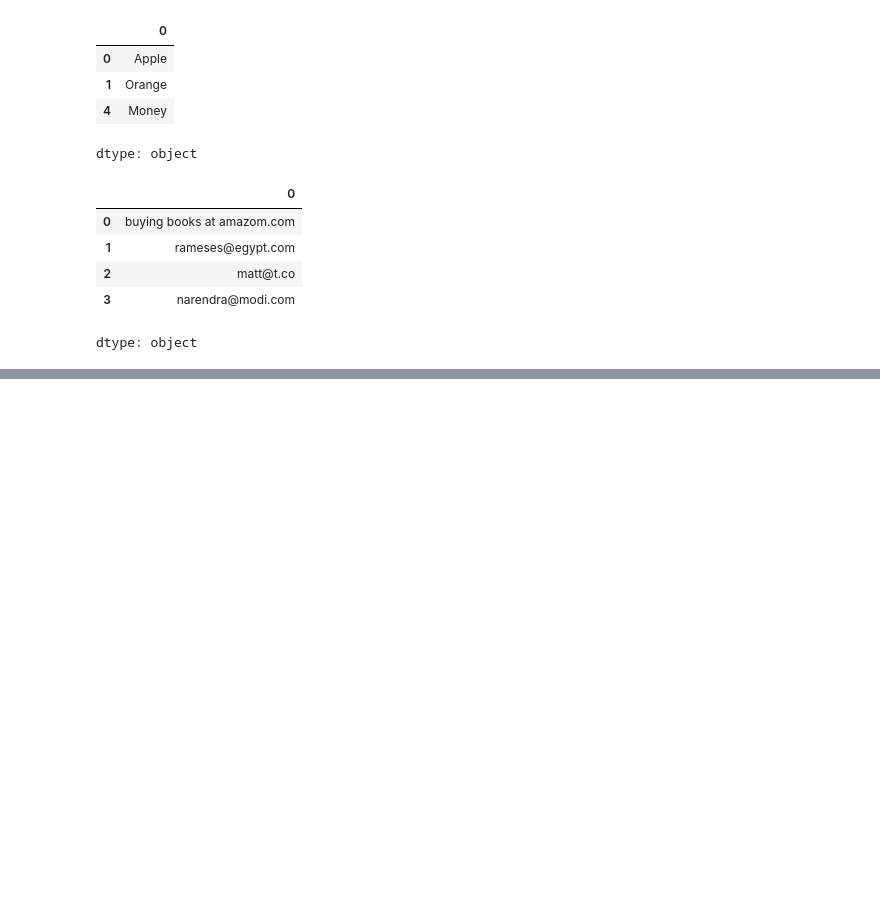
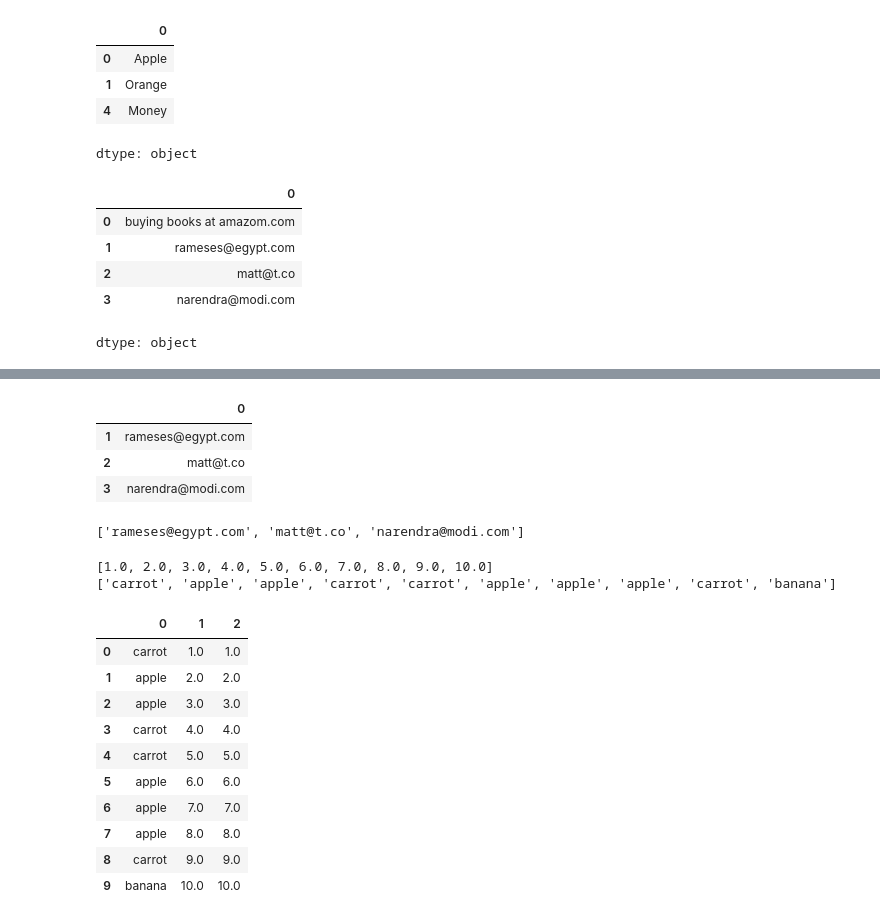
Before and after one commit to rushielevates/ML-DL-practice, a Jupyter notebook: Pandas.ipynb, the cells around one changed output, grey strips where cells are left out. Saved outputs shown, nothing was run; the diff lists cells and outputs as text; code cells hidden in the pictures; blank space fills up the shorter version.

```diff
--- a/Pandas.ipynb
+++ b/Pandas.ipynb
@@ -935,0 +988,35 @@ SyntaxError: invalid syntax (730096467.py, line 1)
+# %%
+temp
+# %% [output]
+|  | 0 |
+| 1 | rameses@egypt.com |
+| 2 | matt@t.co |
+| 3 | narendra@modi.com |
+# %%
+temp[0].tolist()
+# %% [output]
+['rameses@egypt.com', 'matt@t.co', 'narendra@modi.com']
+# %%
+fruit = pd.Series(np.random.choice(['apple', 'banana', 'carrot'], 10))
+weights = pd.Series(np.linspace(1, 10, 10))
+print(weights.tolist())
+print(fruit.tolist())
+# %% [output]
+[1.0, 2.0, 3.0, 4.0, 5.0, 6.0, 7.0, 8.0, 9.0, 10.0]
+['carrot', 'apple', 'apple', 'carrot', 'carrot', 'apple', 'apple', 'apple', 'carrot', 'banana']
+# %%
+df = pd.concat([fruit,weights,weights],axis=1)
+# %%
+df
+# %% [output]
+|  | 0 | 1 | 2 |
+| 0 | carrot | 1.0 | 1.0 |
+| 1 | apple | 2.0 | 2.0 |
+| 2 | apple | 3.0 | 3.0 |
+| 3 | carrot | 4.0 | 4.0 |
+| 4 | carrot | 5.0 | 5.0 |
+| 5 | apple | 6.0 | 6.0 |
+| 6 | apple | 7.0 | 7.0 |
+| 7 | apple | 8.0 | 8.0 |
+| 8 | carrot | 9.0 | 9.0 |
+| 9 | banana | 10.0 | 10.0 |
```
Also changed, not shown: parts of 17 cells of this notebook.
